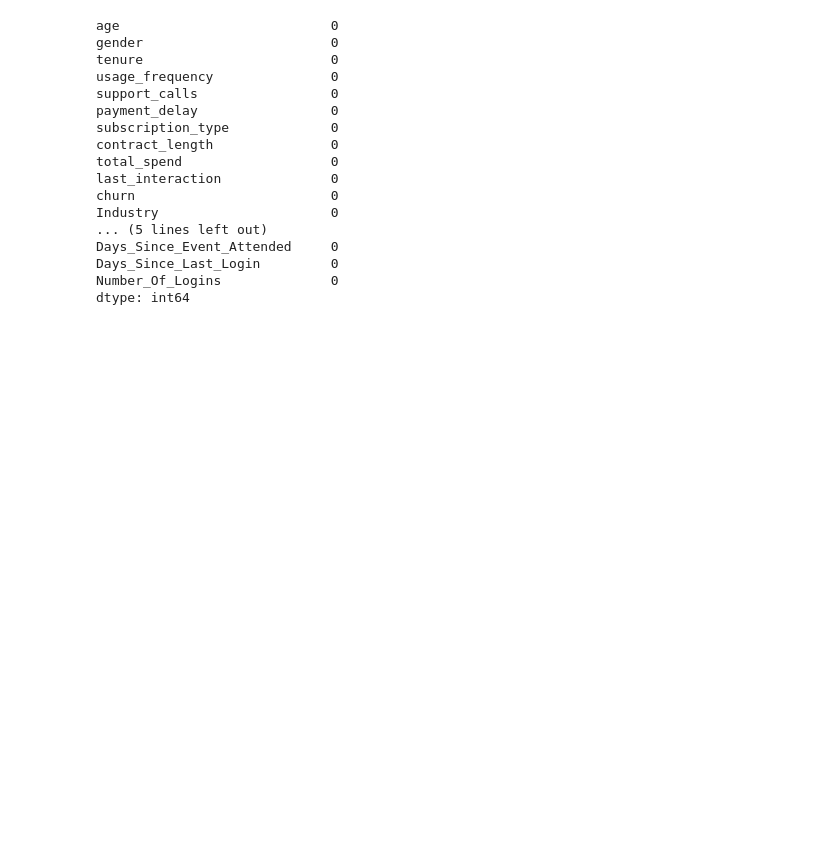
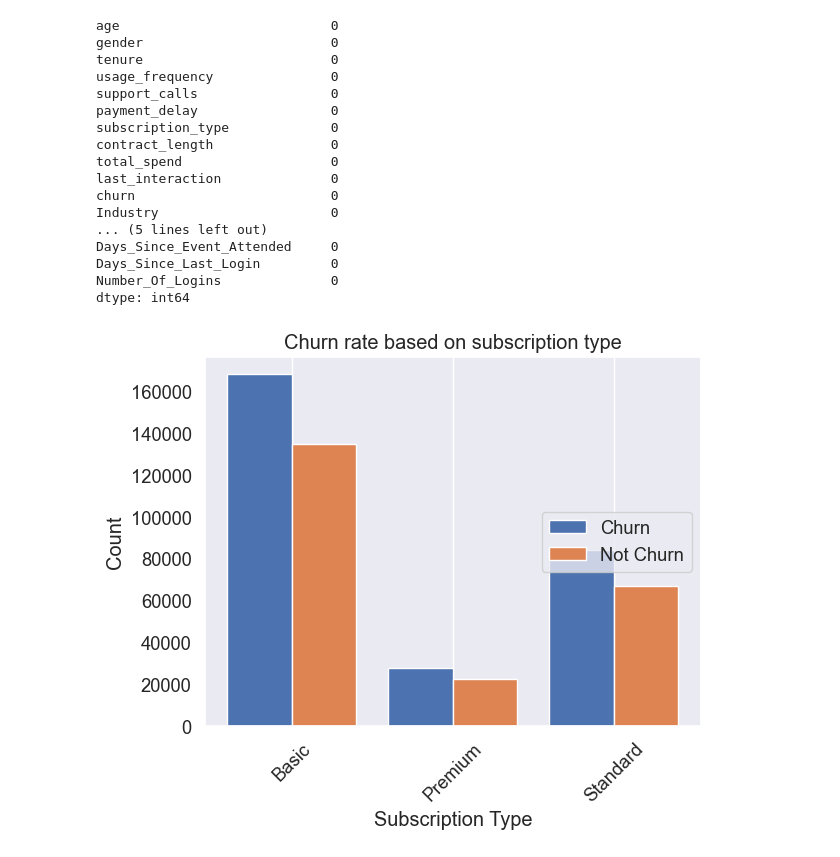
Before and after one commit to riche-cohorted/cohorted-pilot-project, a Jupyter notebook: cohorted-pilot-project/Main.ipynb, the cells around one changed output. Saved outputs shown, nothing was run; the diff lists cells and outputs as text; code cells hidden in the pictures; blank space fills up the shorter version.

```diff
--- a/cohorted-pilot-project/Main.ipynb
+++ b/cohorted-pilot-project/Main.ipynb
@@ -1325,3 +1310,36 @@ Days_Since_Event_Attended     0
 Days_Since_Last_Login         0
 Number_Of_Logins              0
 dtype: int64
+# %%
+#Redistribute so probably 60% basic, 30% standard, and 10% premium
+#Add in subscription_type2
+
+# define probabilities
+choices = ["Basic", "Standard", "Premium"]
+probs = [0.6, 0.3, 0.1]
+
+# assign subscription_type2 with given probabilities
+df["subscription_type2"] = np.random.choice(choices, size=len(df), p=probs)
+# %%
+# Does the subscription type influence the churn rate?
+
+filtered = df.groupby(['subscription_type2', 'churn']).size().unstack()
+
+X = list(filtered.index)
+churn_0 = list(filtered.iloc[:, 0])
+churn_1 = list(filtered.iloc[:, 1])
+
+X_axis = np.arange(len(X))
+
+plt.bar(X_axis - 0.2, churn_1, 0.4, label = 'Churn')
+plt.bar(X_axis + 0.2, churn_0, 0.4, label = 'Not Churn')
+
+plt.xticks(X_axis, X, rotation=45)
+plt.xlabel('Subscription Type')
+plt.ylabel('Count')
+plt.title("Churn rate based on subscription type")
+plt.legend(loc='center right')
+plt.grid(axis='y')
+plt.show()
+# %% [output]
+[figure, added]
```
Also changed, not shown: parts of 8 cells of this notebook.
